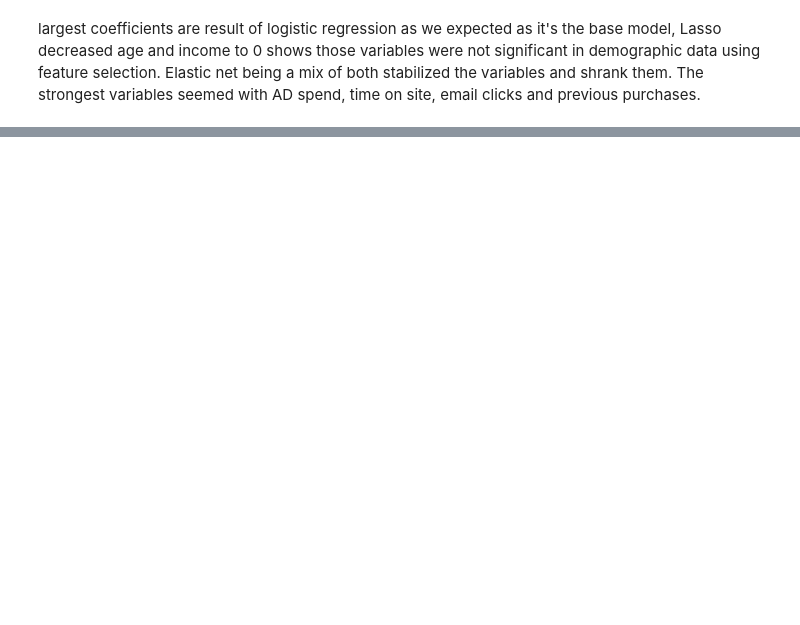
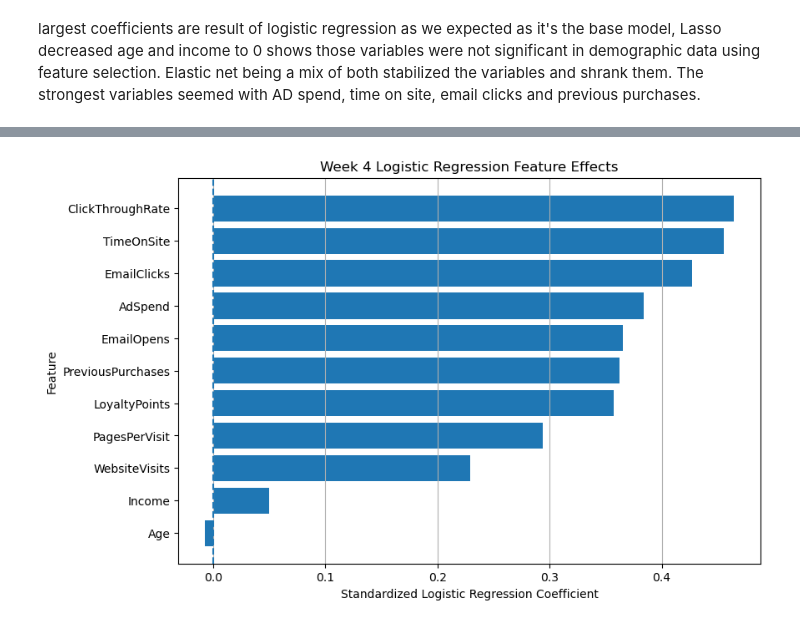
Before and after one commit to riverocel/capstone, a Jupyter notebook: week2_marketing.ipynb, the cells around one changed output, grey strips where cells are left out. Cells and saved outputs as stored; diff of their text form; code cells hidden in the pictures; blank space fills up the shorter version.

```diff
--- a/week2_marketing.ipynb
+++ b/week2_marketing.ipynb
@@ -169,0 +353,27 @@ largest coefficients are result of logistic regression as we expected as it's th
+# %%
+
+final_logit_pipe = Pipeline([
+    ("scaler", StandardScaler()),
+    ("model", LogisticRegression(
+        max_iter=1000,
+        class_weight="balanced",
+        random_state=42
+    ))
+])
+
+final_logit_pipe.fit(X_train, y_train)
+final_model = final_logit_pipe.named_steps["model"]
+
+coef_interpretation = pd.DataFrame({
+    "Feature": features,
+    "Coefficient_Log_Odds": final_model.coef_[0],
+    "Odds_Ratio": np.exp(final_model.coef_[0])
+})
+
+coef_interpretation["Direction"] = np.where(
+    coef_interpretation["Odds_Ratio"] > 1,
+    "Increases conversion odds",
+    "Decreases conversion odds"
+)
+
+coef_interpretation.sort_values("Odds_Ratio", ascending=False).round(4)
@@ -169,0 +393,13 @@ largest coefficients are result of logistic regression as we expected as it's th
+# %%
+coef_plot_df = coef_interpretation.sort_values("Coefficient_Log_Odds")
+
+plt.figure(figsize=(9, 6))
+plt.barh(coef_plot_df["Feature"], coef_plot_df["Coefficient_Log_Odds"])
+plt.axvline(0, linestyle="--")
+plt.xlabel("Standardized Logistic Regression Coefficient")
+plt.ylabel("Feature")
+plt.title("Week 4 Logistic Regression Feature Effects")
+plt.grid(axis="x")
+plt.show()
+# %% [output]
+[figure, added]
```
Also changed, not shown: parts of 18 cells of this notebook, 1 other file.
